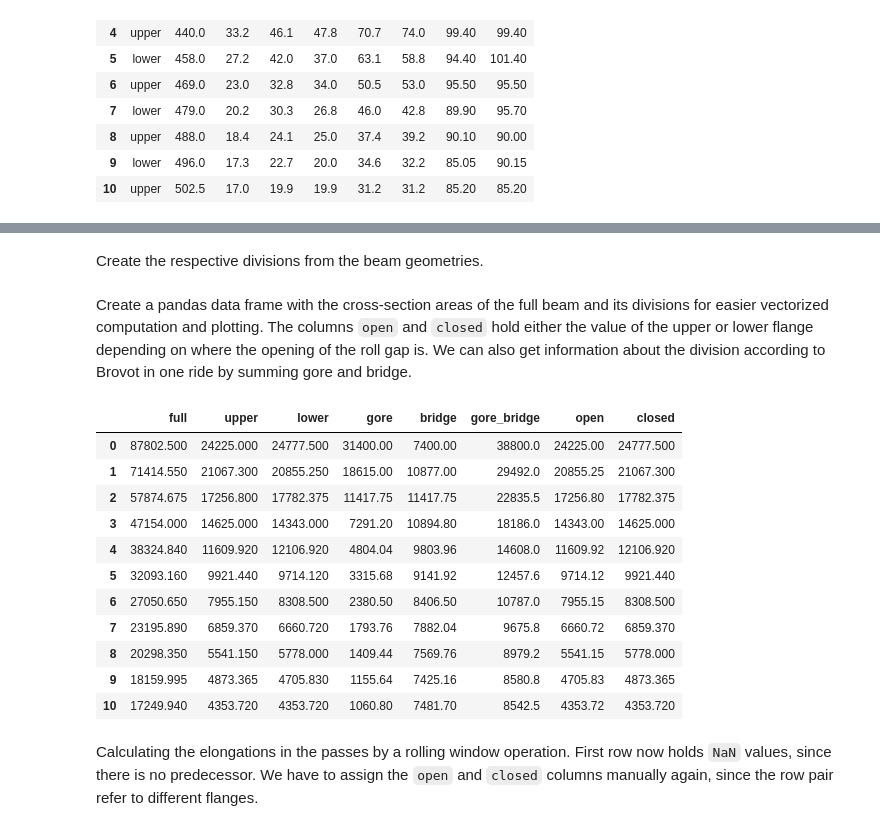
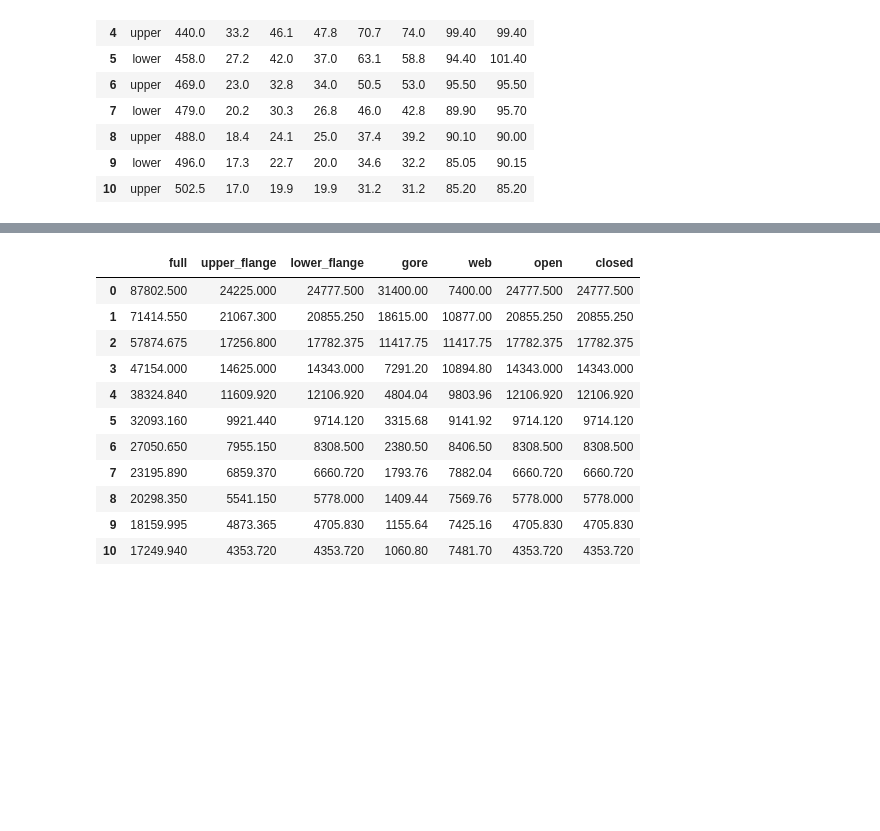
Before and after one commit to pyroll-project/pyroll-examples, a Jupyter notebook: H_Profiles_Neumann.ipynb, the cells around one changed output, grey strips where cells are left out. Saved outputs shown, nothing was run; the diff lists cells and outputs as text; code cells hidden in the pictures; blank space fills up the shorter version.

```diff
--- a/H_Profiles_Neumann.ipynb
+++ b/H_Profiles_Neumann.ipynb
@@ -68,24 +68,23 @@ Define a class cutting the beam cross-section into devisions by the method of Ne
 class NeumannDivision:
     def __init__(self, beam: HBeam):
         self.full = beam.cross_section
-
-        # cut the upper and lower flanges by height of the bridge
-        self.upper = shapely.clip_by_rect(self.full, -np.inf, beam.s / 2, np.inf, np.inf)
-        self.lower = shapely.clip_by_rect(self.full, -np.inf, -np.inf, np.inf, -beam.s / 2)
-
-        # create the inclined line that seperate bridge and gores
+        self.upper_flange = shapely.clip_by_rect(self.full, -np.inf, beam.s / 2, np.inf, np.inf)
+        self.lower_flange = shapely.clip_by_rect(self.full, -np.inf, -np.inf, np.inf, -beam.s / 2)
         left_split_line = sg.LineString([beam.coordinates[4], beam.coordinates[9]])
         right_split_line = sg.LineString([beam.coordinates[3], beam.coordinates[10]])
 
-        # cut the bridge by its height and split by the lines
-        bridge = shapely.clip_by_rect(self.full, -np.inf, -beam.s / 2, np.inf, beam.s / 2)
-        left_gore, bridge = shapely.ops.split(bridge, left_split_line).geoms
-        bridge, right_gore = shapely.ops.split(bridge, right_split_line).geoms
+        if not self.upper_flange.is_empty and not self.lower_flange.is_empty:
+            web = shapely.clip_by_rect(self.full, -np.inf, -beam.s / 2, np.inf, beam.s / 2)
+            left_gore, web = shapely.ops.split(web, left_split_line).geoms
+            web, right_gore = shapely.ops.split(web, right_split_line).geoms
 
-        self.gore = shapely.unary_union([left_gore, right_gore])
-        self.bridge = bridge
+            self.gore = shapely.unary_union([left_gore, right_gore])
+            self.web = web
+        else:
+            self.gore = sg.Polygon()
+            self.web = self.full
 
-        self.parts = [self.upper, self.lower, self.bridge, self.gore]
+        self.parts = [self.upper_flange, self.lower_flange, self.web, self.gore]
         self.part_areas = np.array([p.area for p in self.parts])
 # %%
 division = NeumannDivision(beam)
@@ -124,35 +117,28 @@ plot_geoms([b.cross_section for b in beams])
-# %% [markdown]
-Create the respective divisions from the beam geometries.
 # %%
 divisions = [NeumannDivision(b) for b in beams]
-# %% [markdown]
-Create a pandas data frame with the cross-section areas of the full beam and its divisions for easier vectorized computation and plotting. The columns `open` and `closed` hold either the value of the upper or lower flange depending on where the opening of the roll gap is. We can also get information about the division according to Brovot in one ride by summing gore and bridge.
 # %%
 areas = pd.DataFrame([dict(
     full=d.full.area,
-    upper=d.upper.area,
-    lower=d.lower.area,
+    upper_flange=d.upper_flange.area,
+    lower_flange=d.lower_flange.area,
     gore=d.gore.area,
-    bridge=d.bridge.area,
-    gore_bridge=d.gore.area + d.bridge.area,
+    web=d.web.area,
 ) for d in divisions])
-areas["open"] = areas.upper.where(calibration.open == "upper", areas.lower)
-areas["closed"] = areas.upper.where(calibration.open == "lower", areas.lower)
+areas["open"] = areas.upper_flange.where(calibration.open == "upper_flange", areas.lower_flange)
+areas["closed"] = areas.upper_flange.where(calibration.open == "lower_flange", areas.lower_flange)
 areas
 # %% [output]
-|  | full | upper | lower | gore | bridge | gore_bridge | open | closed |
-| 0 | 87802.500 | 24225.000 | 24777.500 | 31400.00 | 7400.00 | 38800.0 | 24225.00 | 24777.500 |
-| 1 | 71414.550 | 21067.300 | 20855.250 | 18615.00 | 10877.00 | 29492.0 | 20855.25 | 21067.300 |
-| 2 | 57874.675 | 17256.800 | 17782.375 | 11417.75 | 11417.75 | 22835.5 | 17256.80 | 17782.375 |
-| 3 | 47154.000 | 14625.000 | 14343.000 | 7291.20 | 10894.80 | 18186.0 | 14343.00 | 14625.000 |
-| 4 | 38324.840 | 11609.920 | 12106.920 | 4804.04 | 9803.96 | 14608.0 | 11609.92 | 12106.920 |
-| 5 | 32093.160 | 9921.440 | 9714.120 | 3315.68 | 9141.92 | 12457.6 | 9714.12 | 9921.440 |
-| 6 | 27050.650 | 7955.150 | 8308.500 | 2380.50 | 8406.50 | 10787.0 | 7955.15 | 8308.500 |
-| 7 | 23195.890 | 6859.370 | 6660.720 | 1793.76 | 7882.04 | 9675.8 | 6660.72 | 6859.370 |
-| 8 | 20298.350 | 5541.150 | 5778.000 | 1409.44 | 7569.76 | 8979.2 | 5541.15 | 5778.000 |
-| 9 | 18159.995 | 4873.365 | 4705.830 | 1155.64 | 7425.16 | 8580.8 | 4705.83 | 4873.365 |
-| 10 | 17249.940 | 4353.720 | 4353.720 | 1060.80 | 7481.70 | 8542.5 | 4353.72 | 4353.720 |
+|  | full | upper_flange | lower_flange | gore | web | open | closed |
+| 0 | 87802.500 | 24225.000 | 24777.500 | 31400.00 | 7400.00 | 24777.500 | 24777.500 |
+| 1 | 71414.550 | 21067.300 | 20855.250 | 18615.00 | 10877.00 | 20855.250 | 20855.250 |
+| 2 | 57874.675 | 17256.800 | 17782.375 | 11417.75 | 11417.75 | 17782.375 | 17782.375 |
+| 3 | 47154.000 | 14625.000 | 14343.000 | 7291.20 | 10894.80 | 14343.000 | 14343.000 |
+| 4 | 38324.840 | 11609.920 | 12106.920 | 4804.04 | 9803.96 | 12106.920 | 12106.920 |
+| 5 | 32093.160 | 9921.440 | 9714.120 | 3315.68 | 9141.92 | 9714.120 | 9714.120 |
+| 6 | 27050.650 | 7955.150 | 8308.500 | 2380.50 | 8406.50 | 8308.500 | 8308.500 |
+| 7 | 23195.890 | 6859.370 | 6660.720 | 1793.76 | 7882.04 | 6660.720 | 6660.720 |
+| 8 | 20298.350 | 5541.150 | 5778.000 | 1409.44 | 7569.76 | 5778.000 | 5778.000 |
+| 9 | 18159.995 | 4873.365 | 4705.830 | 1155.64 | 7425.16 | 4705.830 | 4705.830 |
+| 10 | 17249.940 | 4353.720 | 4353.720 | 1060.80 | 7481.70 | 4353.720 | 4353.720 |
-# %% [markdown]
-Calculating the elongations in the passes by a rolling window operation. First row now holds `NaN` values, since there is no predecessor. We have to assign the `open` and `closed` columns manually again, since the row pair refer to different flanges.
 # %%
 elongations = areas.rolling(2).apply(lambda pair: pair.iloc[0] / pair.iloc[1])
```
Also changed, not shown: parts of 22 cells of this notebook.
